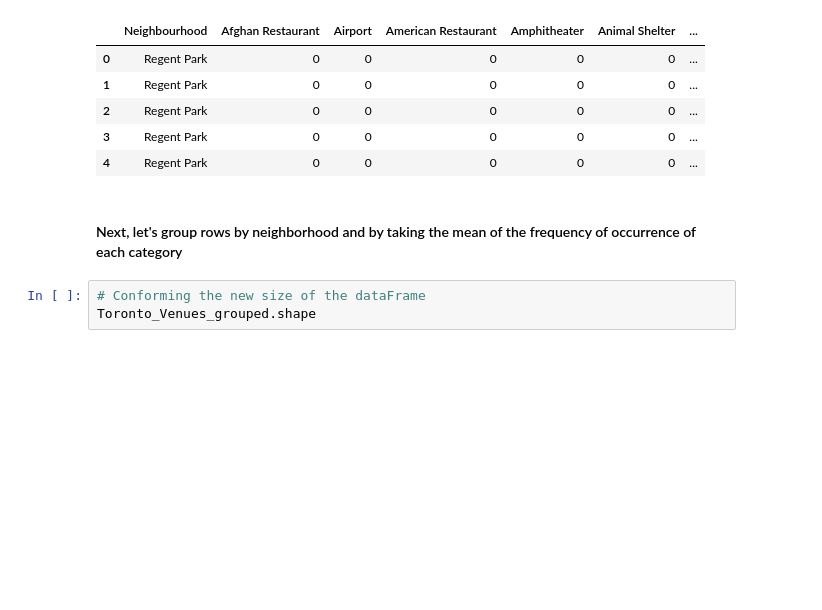
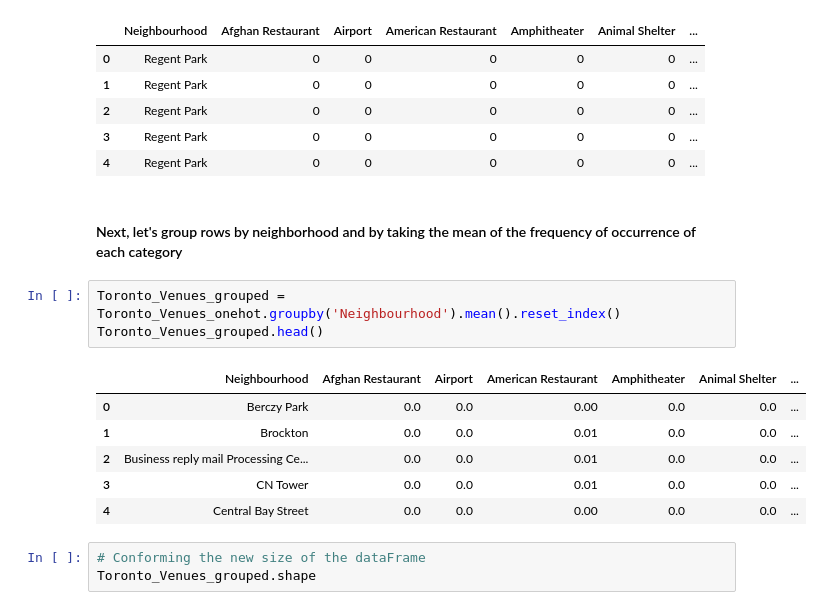
Before and after one commit to rajat-sudo/Segmentation-and-Clustering-of-Toronto-Neighborhood, a Jupyter notebook: Clustering_Toronto_Neighborhood.ipynb, the cells around one changed output. Drawn from its saved outputs; the diff is of its cells as text; blank space fills up the shorter version.

```diff
--- a/Clustering_Toronto_Neighborhood.ipynb
+++ b/Clustering_Toronto_Neighborhood.ipynb
@@ -608,6 +590,16 @@ Toronto_Venues_onehot.head()
 | 4 | Regent Park | 0 | 0 | 0 | 0 | 0 | ... |
 # %% [markdown]
 #### Next, let's group rows by neighborhood and by taking the mean of the frequency of occurrence of each category
+# %%
+Toronto_Venues_grouped = Toronto_Venues_onehot.groupby('Neighbourhood').mean().reset_index()
+Toronto_Venues_grouped.head()
+# %% [output]
+|  | Neighbourhood | Afghan Restaurant | Airport | American Restaurant | Amphitheater | Animal Shelter | ... |
+| 0 | Berczy Park | 0.0 | 0.0 | 0.00 | 0.0 | 0.0 | ... |
+| 1 | Brockton | 0.0 | 0.0 | 0.01 | 0.0 | 0.0 | ... |
+| 2 | Business reply mail Processing Ce... | 0.0 | 0.0 | 0.01 | 0.0 | 0.0 | ... |
+| 3 | CN Tower | 0.0 | 0.0 | 0.01 | 0.0 | 0.0 | ... |
+| 4 | Central Bay Street | 0.0 | 0.0 | 0.00 | 0.0 | 0.0 | ... |
 # %%
 # Conforming the new size of the dataFrame
 Toronto_Venues_grouped.shape
```
Also changed, not shown: parts of 3 cells of this notebook.
